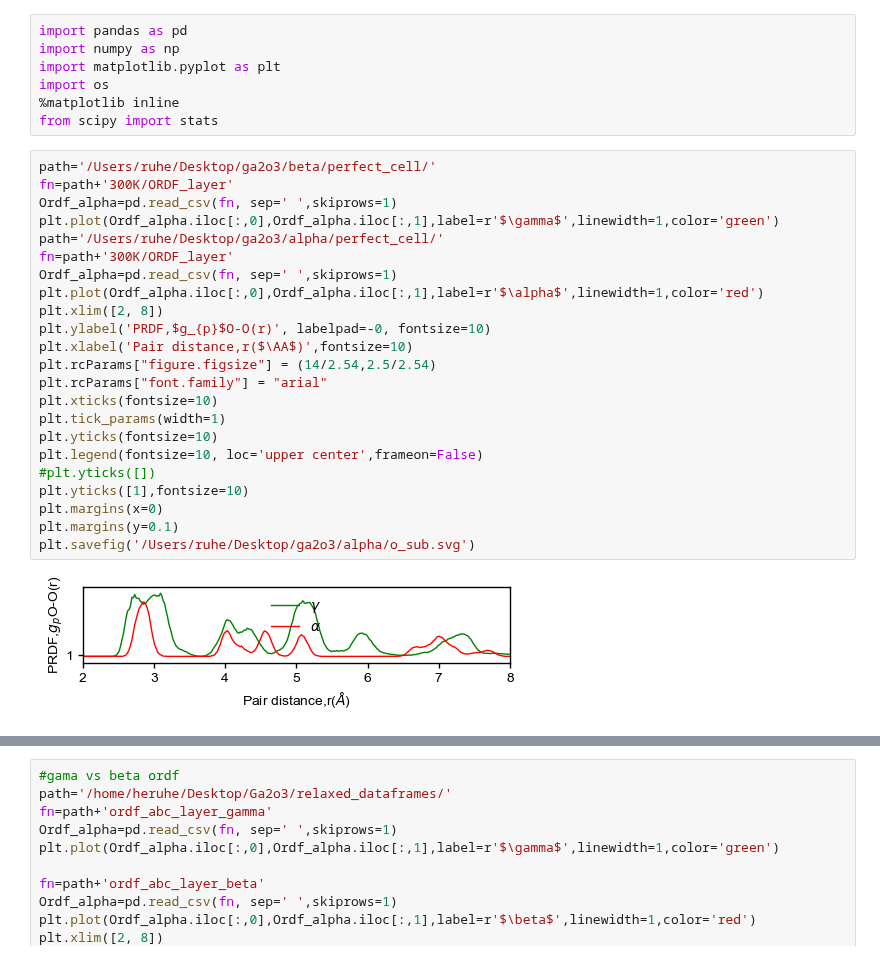
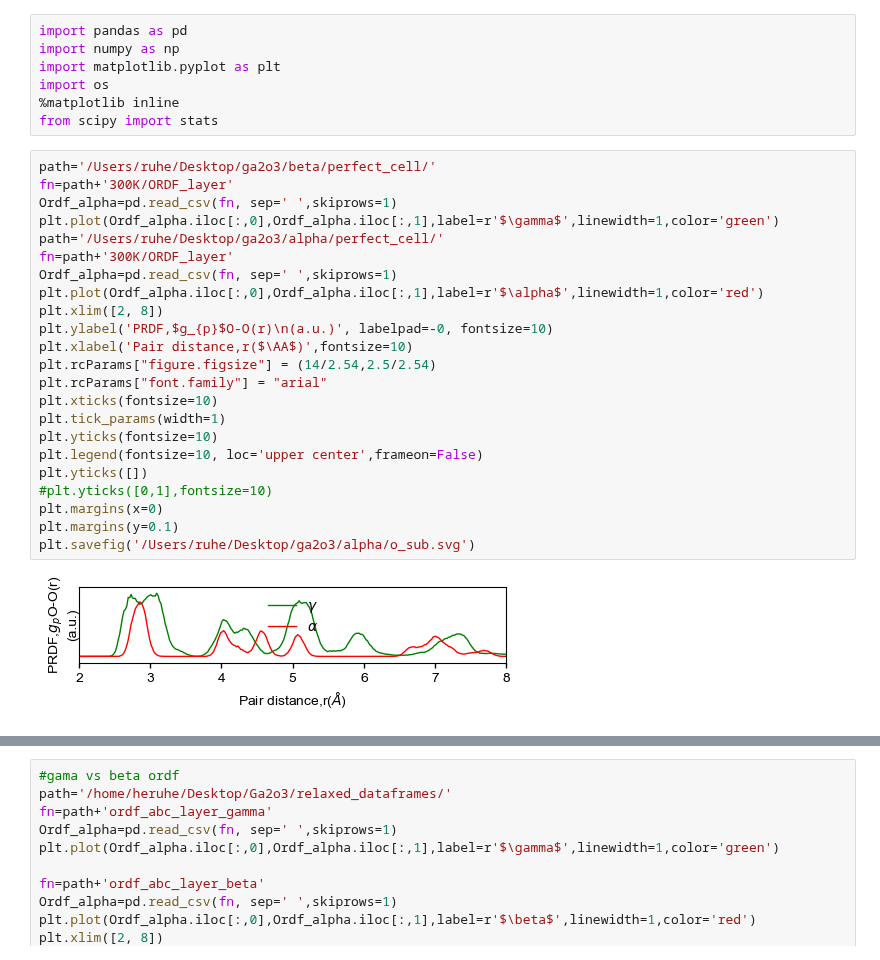
Before and after one commit to HE-RU10/ga2o3, a Jupyter notebook: alpha.ipynb, the cells around one changed output, grey strips where cells are left out. Saved outputs shown, nothing was run; the diff lists cells and outputs as text.

```diff
--- a/alpha.ipynb
+++ b/alpha.ipynb
@@ -8,28 +8,28 @@ from scipy import stats
 # %%
 path='/Users/ruhe/Desktop/ga2o3/beta/perfect_cell/'
 fn=path+'300K/ORDF_layer'
 Ordf_alpha=pd.read_csv(fn, sep=' ',skiprows=1)
 plt.plot(Ordf_alpha.iloc[:,0],Ordf_alpha.iloc[:,1],label=r'$\gamma$',linewidth=1,color='green')
 path='/Users/ruhe/Desktop/ga2o3/alpha/perfect_cell/'
 fn=path+'300K/ORDF_layer'
 Ordf_alpha=pd.read_csv(fn, sep=' ',skiprows=1)
 plt.plot(Ordf_alpha.iloc[:,0],Ordf_alpha.iloc[:,1],label=r'$\alpha$',linewidth=1,color='red')
 plt.xlim([2, 8])
-plt.ylabel('PRDF,$g_{p}$O-O(r)', labelpad=-0, fontsize=10)
+plt.ylabel('PRDF,$g_{p}$O-O(r)\n(a.u.)', labelpad=-0, fontsize=10)
 plt.xlabel('Pair distance,r($\AA$)',fontsize=10)
 plt.rcParams["figure.figsize"] = (14/2.54,2.5/2.54)
 plt.rcParams["font.family"] = "arial"
 plt.xticks(fontsize=10)
 plt.tick_params(width=1)
 plt.yticks(fontsize=10)
 plt.legend(fontsize=10, loc='upper center',frameon=False)
-#plt.yticks([])
-plt.yticks([1],fontsize=10)
+plt.yticks([])
+#plt.yticks([0,1],fontsize=10)
 plt.margins(x=0)
 plt.margins(y=0.1)
 plt.savefig('/Users/ruhe/Desktop/ga2o3/alpha/o_sub.svg')
 # %% [output]
-[figure, old version]
+[figure, new version]
 # %%
 path='/Users/ruhe/Desktop/ga2o3/alpha/perfect_cell/'
 fn=path+'0K/ORDF_densed_stacking'
```
Also changed, not shown: parts of 2 cells of this notebook.
